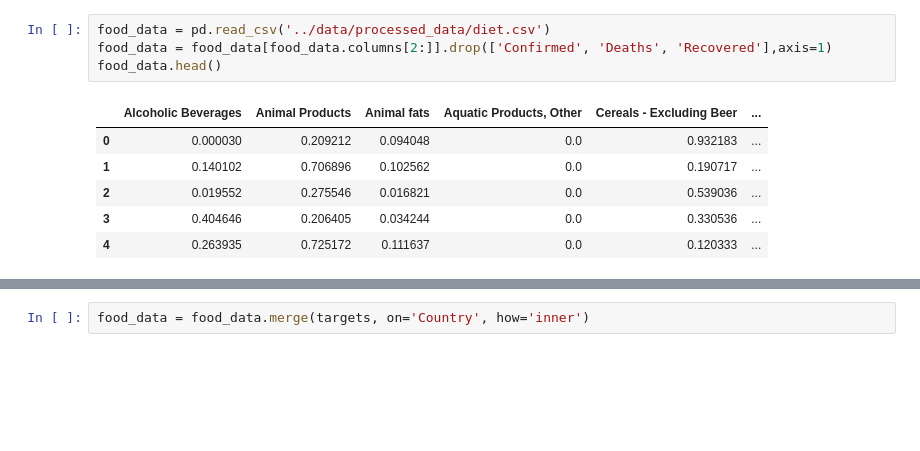
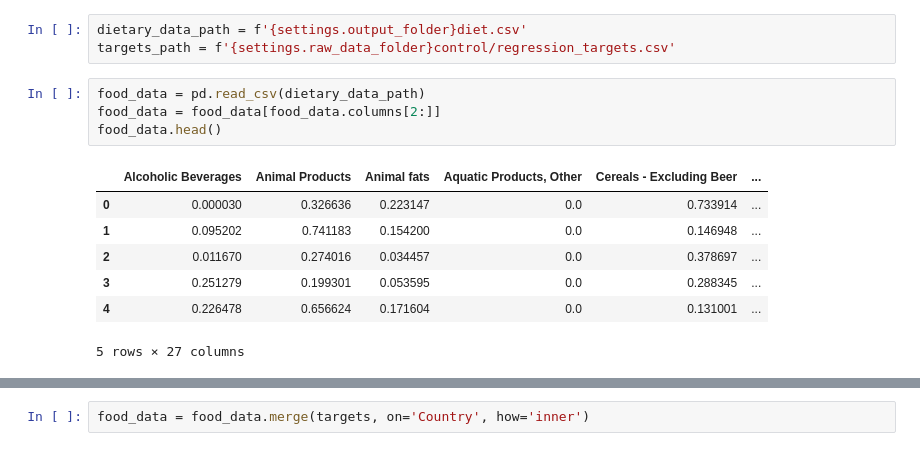
Before and after one commit to risto-trajanov/covid-19-explainable-healthy-diet, a Jupyter notebook: feature_selection/feature_selection_dietary_data.ipynb, the cells around one changed output, grey strips where cells are left out. Drawn from its saved outputs; the diff is of its cells as text; blank space fills up the shorter version.

```diff
--- a/feature_selection/feature_selection_dietary_data.ipynb
+++ b/feature_selection/feature_selection_dietary_data.ipynb
@@ -16,11 +16,15 @@ pandas.util.testing is deprecated. Use the functions in the public API at pandas
+# %%
+dietary_data_path = f'{settings.output_folder}diet.csv'
+targets_path = f'{settings.raw_data_folder}control/regression_targets.csv'
 # %%
-food_data = pd.read_csv('../data/processed_data/diet.csv')
-food_data = food_data[food_data.columns[2:]].drop(['Confirmed', 'Deaths', 'Recovered'],axis=1)
+food_data = pd.read_csv(dietary_data_path)
+food_data = food_data[food_data.columns[2:]]
 food_data.head()
 # %% [output]
 |  | Alcoholic Beverages | Animal Products | Animal fats | Aquatic Products, Other | Cereals - Excluding Beer | ... |
-| 0 | 0.000030 | 0.209212 | 0.094048 | 0.0 | 0.932183 | ... |
-| 1 | 0.140102 | 0.706896 | 0.102562 | 0.0 | 0.190717 | ... |
-| 2 | 0.019552 | 0.275546 | 0.016821 | 0.0 | 0.539036 | ... |
-| 3 | 0.404646 | 0.206405 | 0.034244 | 0.0 | 0.330536 | ... |
-| 4 | 0.263935 | 0.725172 | 0.111637 | 0.0 | 0.120333 | ... |
+| 0 | 0.000030 | 0.326636 | 0.223147 | 0.0 | 0.733914 | ... |
+| 1 | 0.095202 | 0.741183 | 0.154200 | 0.0 | 0.146948 | ... |
+| 2 | 0.011670 | 0.274016 | 0.034457 | 0.0 | 0.378697 | ... |
+| 3 | 0.251279 | 0.199301 | 0.053595 | 0.0 | 0.288345 | ... |
+| 4 | 0.226478 | 0.656624 | 0.171604 | 0.0 | 0.131001 | ... |
+5 rows × 27 columns
```
Also changed, not shown: parts of 18 cells of this notebook, 13 other files.
